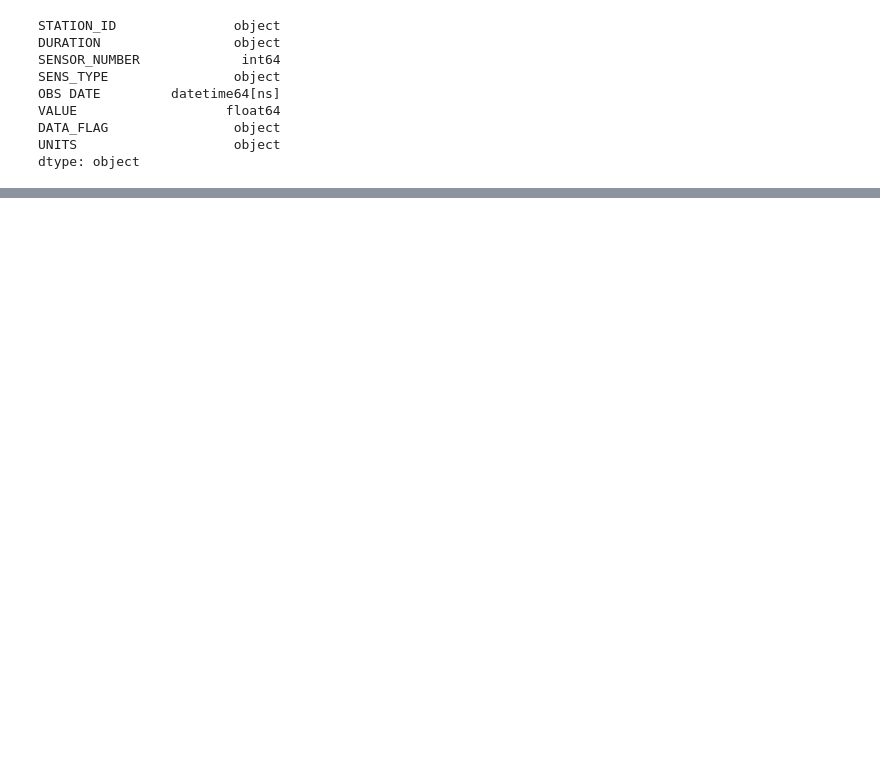
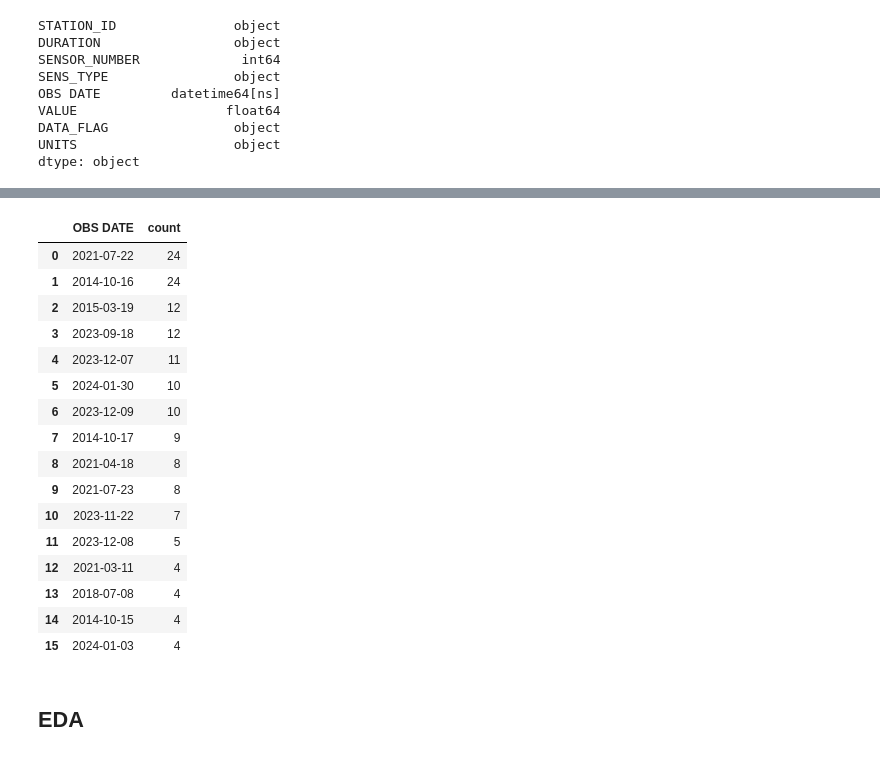
Before and after one commit to TheresaFregoso/Flood-Prediction-by-Rainfall, a Jupyter notebook: Predicting Flood Potential.ipynb, the cells around one changed output, grey strips where cells are left out. Saved outputs shown, nothing was run; the diff lists cells and outputs as text; code cells hidden in the pictures; blank space fills up the shorter version.

Commit message:
Cleaning Rain Data

```diff
--- a/Predicting Flood Potential.ipynb
+++ b/Predicting Flood Potential.ipynb
@@ -185,0 +656,13 @@ dtype: object
+# %%
+# Load the two files
+max_crest_data = pd.read_csv('Resources/Max_crest_data.csv')
+missing_rain_days_BLO_data = pd.read_csv('Resources/missing_rain_days_BLO.csv')
+
+# Convert both date columns to datetime
+max_crest_data['Date'] = pd.to_datetime(max_crest_data['Date'], errors='coerce')
+missing_rain_days_BLO_data['OBS DATE'] = pd.to_datetime(missing_rain_days_BLO_data['OBS DATE'], errors='coerce')
+
+# Compare and find matching dates between the two datasets
+matching_dates = max_crest_data[max_crest_data['Date'].isin(missing_rain_days_BLO_data['OBS DATE'])]
+
+matching_dates
@@ -185,0 +695,33 @@ dtype: object
+# %%
+# First, let's count the number of missing values per day in the missing rain data
+missing_counts_per_day = missing_rain_days_BLO_data['OBS DATE'].dt.date.value_counts()
+
+# Identify days where all 24 hours are missing and days where more than 3 values are missing
+completely_missing_days = missing_counts_per_day[missing_counts_per_day == 24]
+more_than_3_missing_days = missing_counts_per_day[missing_counts_per_day > 3]
+
+# Create DataFrames for both completely missing days and more than 3 missing days
+completely_missing_days_df = pd.DataFrame(completely_missing_days).reset_index().rename(columns={'index': 'OBS Date', 'OBS Date': 'Missing Count'})
+more_than_3_missing_days_df = pd.DataFrame(more_than_3_missing_days).reset_index().rename(columns={'index': 'OBS DATE', 'OBS Date': 'Missing Count'})
+
+more_than_3_missing_days_df
+# %% [output]
+|  | OBS DATE | count |
+| 0 | 2021-07-22 | 24 |
+| 1 | 2014-10-16 | 24 |
+| 2 | 2015-03-19 | 12 |
+| 3 | 2023-09-18 | 12 |
+| 4 | 2023-12-07 | 11 |
+| 5 | 2024-01-30 | 10 |
+| 6 | 2023-12-09 | 10 |
+| 7 | 2014-10-17 | 9 |
+| 8 | 2021-04-18 | 8 |
+| 9 | 2021-07-23 | 8 |
+| 10 | 2023-11-22 | 7 |
+| 11 | 2023-12-08 | 5 |
+| 12 | 2021-03-11 | 4 |
+| 13 | 2018-07-08 | 4 |
+| 14 | 2014-10-15 | 4 |
+| 15 | 2024-01-03 | 4 |
+# %% [markdown]
+## EDA
```
Also changed, not shown: parts of 35 cells of this notebook, 27 other files.
